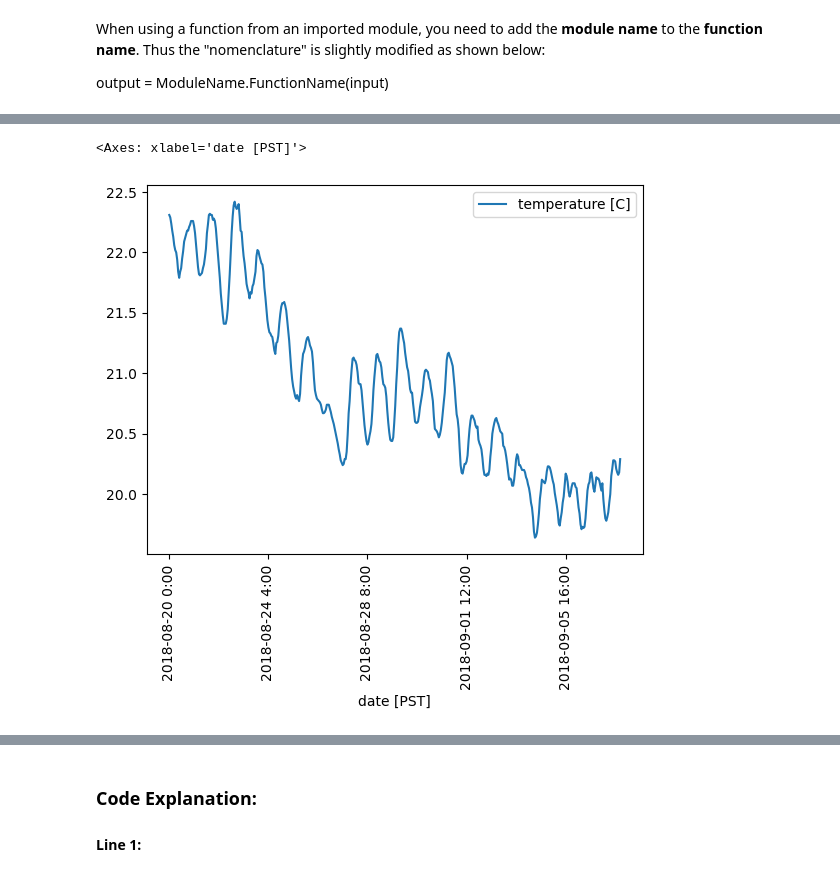
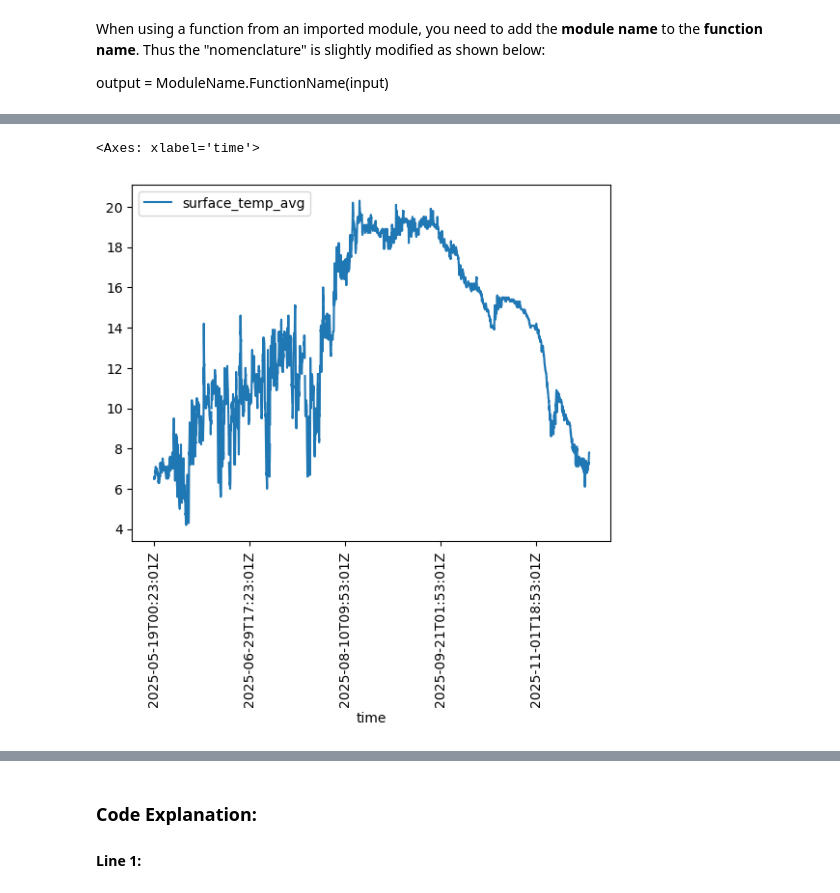
Before and after one commit to alaurent101/WYTEC2_Python_Workshop, a Jupyter notebook: WYTEC2_PythonTutorial.ipynb, the cells around one changed output, grey strips where cells are left out. Saved outputs shown, nothing was run; the diff lists cells and outputs as text; code cells hidden in the pictures.

```diff
--- a/WYTEC2_PythonTutorial.ipynb
+++ b/WYTEC2_PythonTutorial.ipynb
@@ -1226,15 +1138,15 @@ In Spyder's ***Editor*** open a new file and save it as <span class="file">buoy.
 # %%
 # Import Pandas module
 import pandas as pd
 
 # Read data from file
-buoy_data = pd.read_csv('./data/buoy_data.csv')
+buoy_data = pd.read_csv('./data/buoy_data.csv', skiprows=[1])
 
 # Do quick plot
-buoy_data.plot(x='date [PST]',y='temperature [C]', rot=90)
+buoy_data.plot(x='time',y='surface_temp_avg', rot=90)
 # %% [output]
-<Axes: xlabel='date [PST]'>
+<Axes: xlabel='time'>
-[figure, old version]
+[figure, new version]
 # %% [markdown]
 To see the plot you just made, click on the "Plot" tab (beside your "Variable explorer"). See below...
 
```
Also changed, not shown: parts of 43 cells of this notebook, 9 other files.
